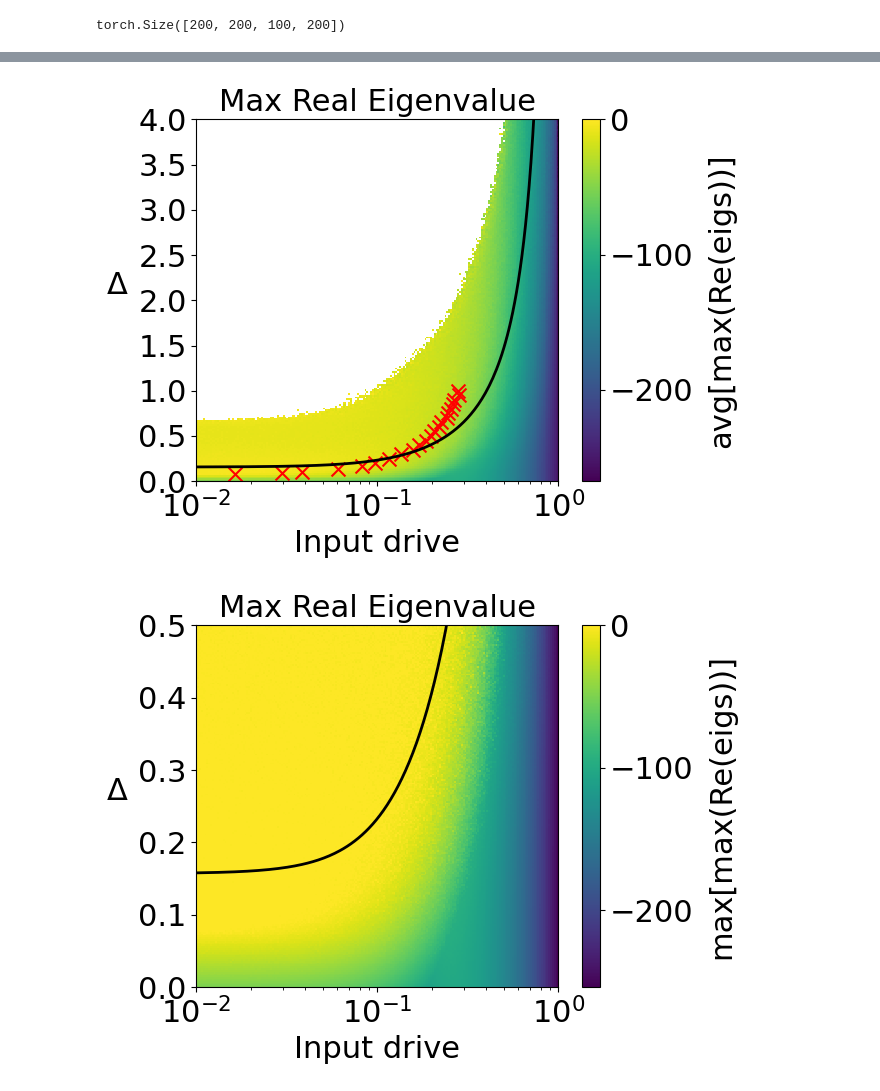
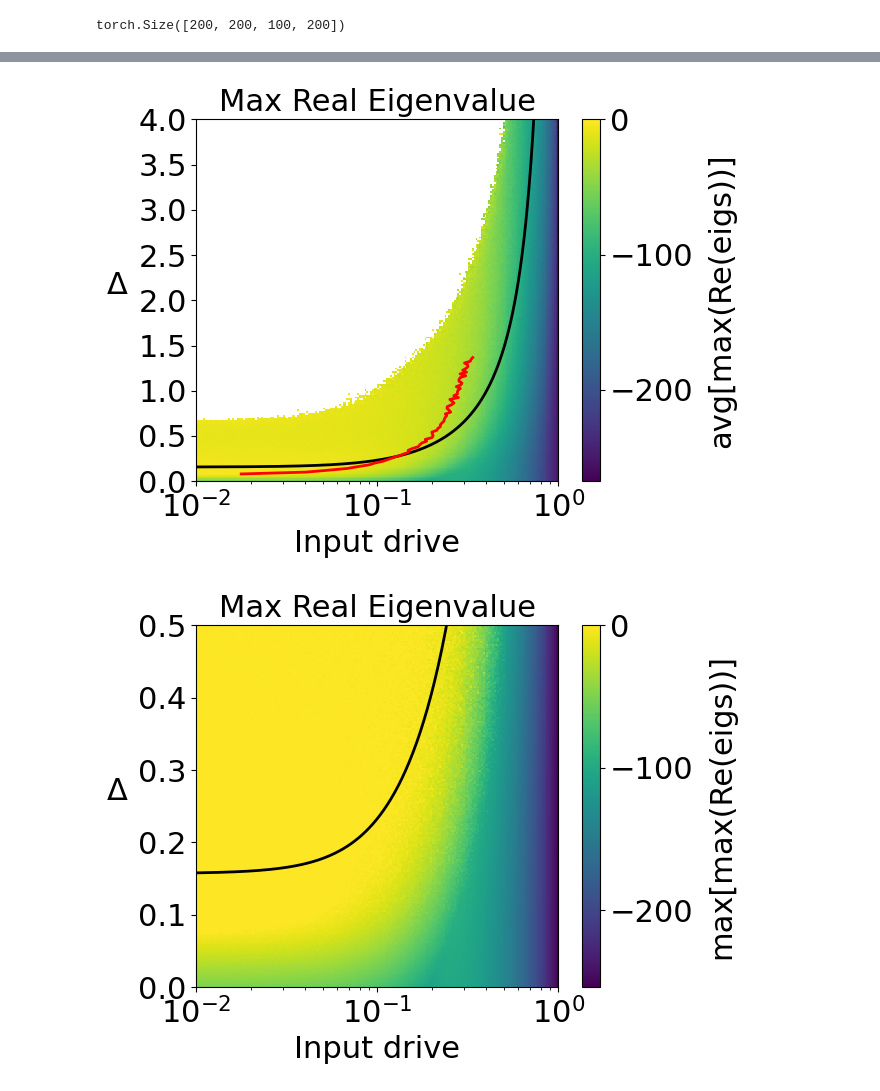
Before and after one commit to shivangrawat/perturbed_organics, a Jupyter notebook: examples/plot_phase_delocalized.ipynb, the cells around one changed output, grey strips where cells are left out. Drawn from its saved outputs; the diff is of its cells as text; code cells hidden in the pictures.

```diff
--- a/examples/plot_phase_delocalized.ipynb
+++ b/examples/plot_phase_delocalized.ipynb
@@ -369,0 +425,5 @@ intersection = {
+# %%
+# print the indices of nan
+print(np.where(np.isnan(fitted_intersection)))
+# set all indices of fitted_intersection larger than 69 tp nan
+fitted_intersection[69:] = np.nan
@@ -394,42 +466,44 @@ colorbar.ax.tick_params(labelsize=22)
 colorbar.set_label('avg[max(Re(eigs))]', fontsize=22, rotation=90, labelpad=10)
 
 # plot the intersection of the curves from fig3
-delta_vals_interp = np.array(sorted(intersection.keys()))
-input_vals_interp = np.array([intersection[key] for key in sorted(intersection.keys())])
-plt.scatter(input_vals_interp, delta_vals_interp, color='r', s=100, marker='x')
+# delta_vals_interp = np.array(sorted(intersection.keys()))
+# input_vals_interp = np.array([intersection[key] for key in sorted(intersection.keys())])
+# plt.scatter(input_vals_interp, delta_vals_interp, color='r', s=100, marker='x')
+
+plt.plot(fitted_intersection, delta_range, color='red', linewidth=2.0)
 
 plt.xlabel('Input drive', fontsize=22)
 plt.ylabel(r'$\Delta$', fontsize=22, rotation=0, labelpad=15)
 plt.xticks(fontsize=22)
 plt.yticks(fontsize=22)
 plt.title("Max Real Eigenvalue", fontsize=22)
 
 if input_scale == "log-scale":
     plt.xscale('log')  # Ensure the axis is in log scale
     ax = plt.gca()
     x_span = np.log10(input_range[-1]) - np.log10(input_range[0])
     y_span = delta_range[-1] - delta_range[0]
     ax.set_aspect(x_span / y_span, adjustable='box')
 else:
     ax = plt.gca()
     x_span = input_range[-1] - input_range[0]
     y_span = delta_range[-1] - delta_range[0]
     ax.set_aspect(x_span / y_span, adjustable='box')
 
 plt.xlim([input_range[0], input_range[-1]])
 plt.ylim([delta_range[0], delta_range[-1]])
 
 file_name = f'avg_eigvals_{input_type}'
 file_save_path = os.path.join(folder_loc, file_name)
 
 plt.tight_layout()
 plt.savefig(f'{file_save_path}.png', bbox_inches='tight')
 plt.savefig(f'{file_save_path}.svg', format='svg', bbox_inches='tight', dpi=300)
 plt.savefig(f'{file_save_path}.eps', format='eps', bbox_inches='tight', dpi=300)
 
 plt.show()
 # %% [output]
-[figure, old version]
+[figure, new version]
 # %%
 # Compute the maximum real part for each trial (max over eigenvalue index)
 max_real_each_trial = torch.max(eigvals.real, dim=3)[0]  # shape: (num_delta, num_input, num_trials)
```
Also changed, not shown: parts of 3 cells of this notebook, 5 other files.
